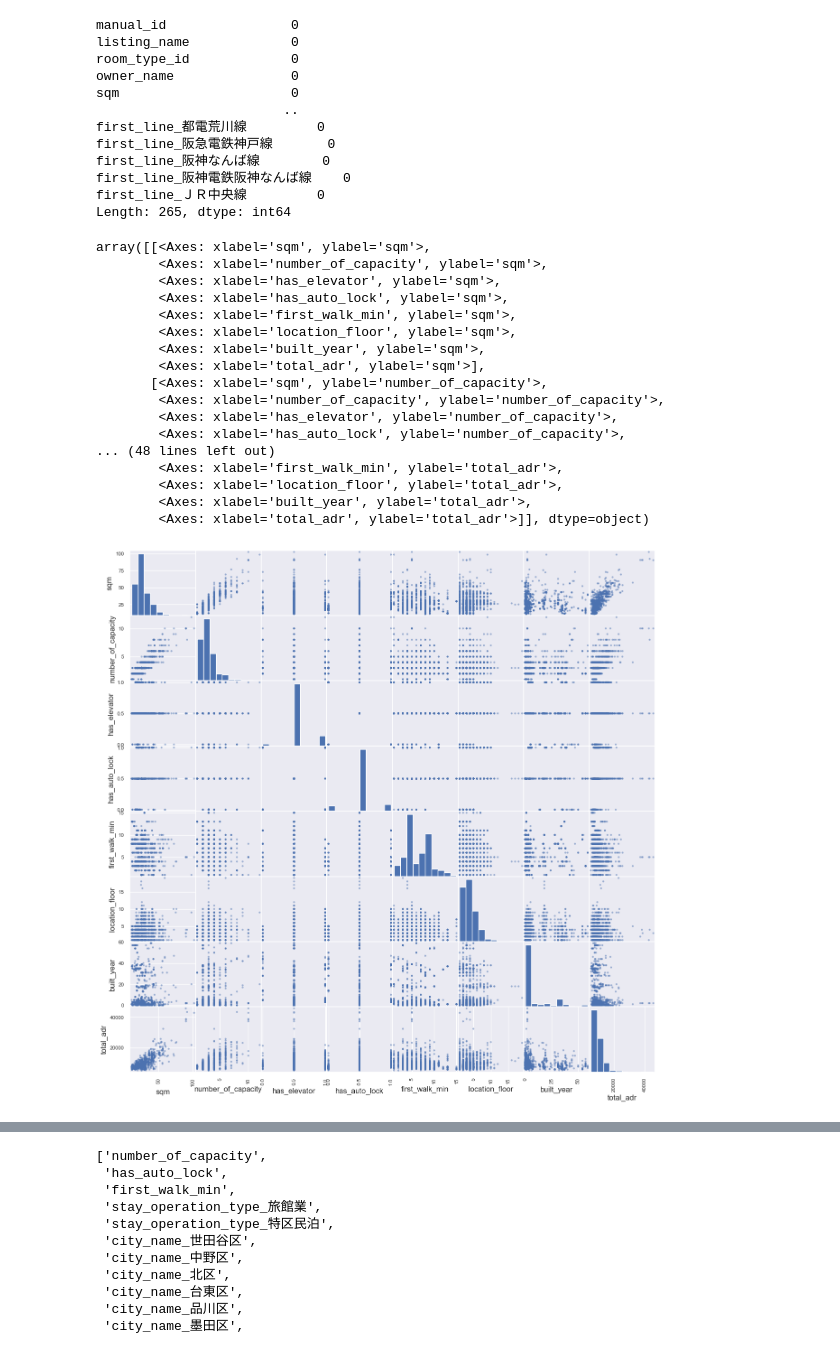
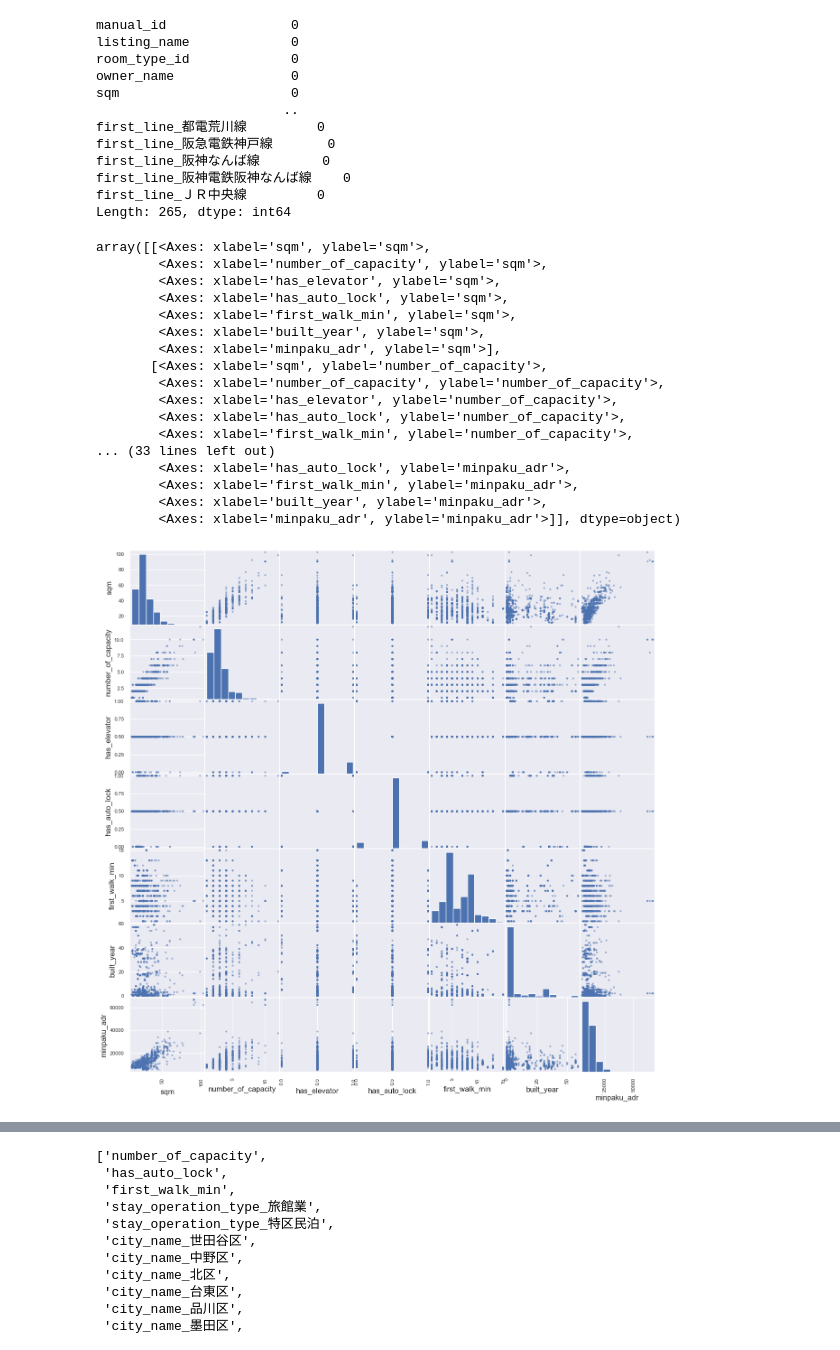
Before and after one commit to myuon/rm-listing-sales-analysis, a Jupyter notebook: minpaku_adr_analyze.ipynb, the cells around one changed output, grey strips where cells are left out. Saved outputs shown, nothing was run; the diff lists cells and outputs as text; code cells hidden in the pictures.

```diff
--- a/minpaku_adr_analyze.ipynb
+++ b/minpaku_adr_analyze.ipynb
@@ -207,35 +207,34 @@ df.drop([col for col in df.columns if col.startswith('city_name_大阪市') and
 # %%
 from pandas import plotting
 
 plotting.scatter_matrix(
     df[[
         "sqm",
         "number_of_capacity",
         "has_elevator",
         "has_auto_lock",
         "first_walk_min",
-        "location_floor",
         "built_year",
-        "total_adr",
+        "minpaku_adr",
     ]],
     figsize=(15, 15),
 )
 # %% [output]
 array([[<Axes: xlabel='sqm', ylabel='sqm'>,
         <Axes: xlabel='number_of_capacity', ylabel='sqm'>,
         <Axes: xlabel='has_elevator', ylabel='sqm'>,
         <Axes: xlabel='has_auto_lock', ylabel='sqm'>,
         <Axes: xlabel='first_walk_min', ylabel='sqm'>,
-        <Axes: xlabel='location_floor', ylabel='sqm'>,
         <Axes: xlabel='built_year', ylabel='sqm'>,
-        <Axes: xlabel='total_adr', ylabel='sqm'>],
+        <Axes: xlabel='minpaku_adr', ylabel='sqm'>],
        [<Axes: xlabel='sqm', ylabel='number_of_capacity'>,
         <Axes: xlabel='number_of_capacity', ylabel='number_of_capacity'>,
         <Axes: xlabel='has_elevator', ylabel='number_of_capacity'>,
         <Axes: xlabel='has_auto_lock', ylabel='number_of_capacity'>,
-... (48 lines left out)
-        <Axes: xlabel='first_walk_min', ylabel='total_adr'>,
-        <Axes: xlabel='location_floor', ylabel='total_adr'>,
-        <Axes: xlabel='built_year', ylabel='total_adr'>,
-        <Axes: xlabel='total_adr', ylabel='total_adr'>]], dtype=object)
+        <Axes: xlabel='first_walk_min', ylabel='number_of_capacity'>,
+... (33 lines left out)
+        <Axes: xlabel='has_auto_lock', ylabel='minpaku_adr'>,
+        <Axes: xlabel='first_walk_min', ylabel='minpaku_adr'>,
+        <Axes: xlabel='built_year', ylabel='minpaku_adr'>,
+        <Axes: xlabel='minpaku_adr', ylabel='minpaku_adr'>]], dtype=object)
-[figure, old version]
+[figure, new version]
```
Also changed, not shown: parts of 2 cells of this notebook, 1 other file.
